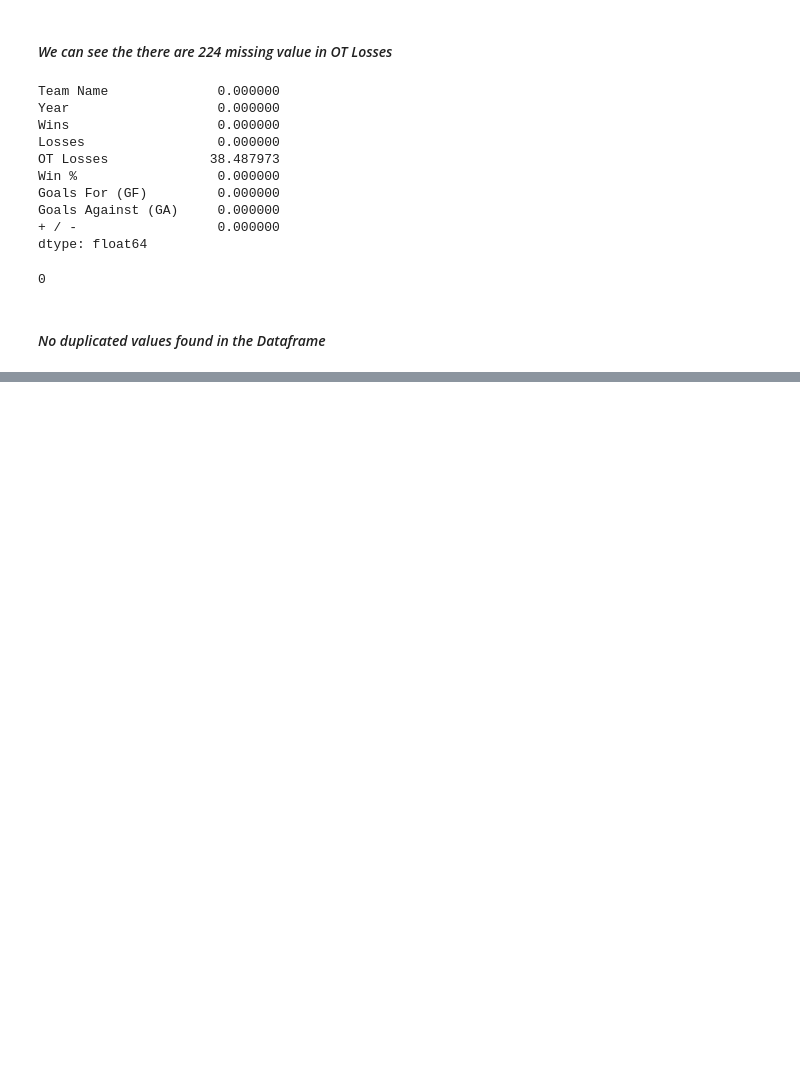
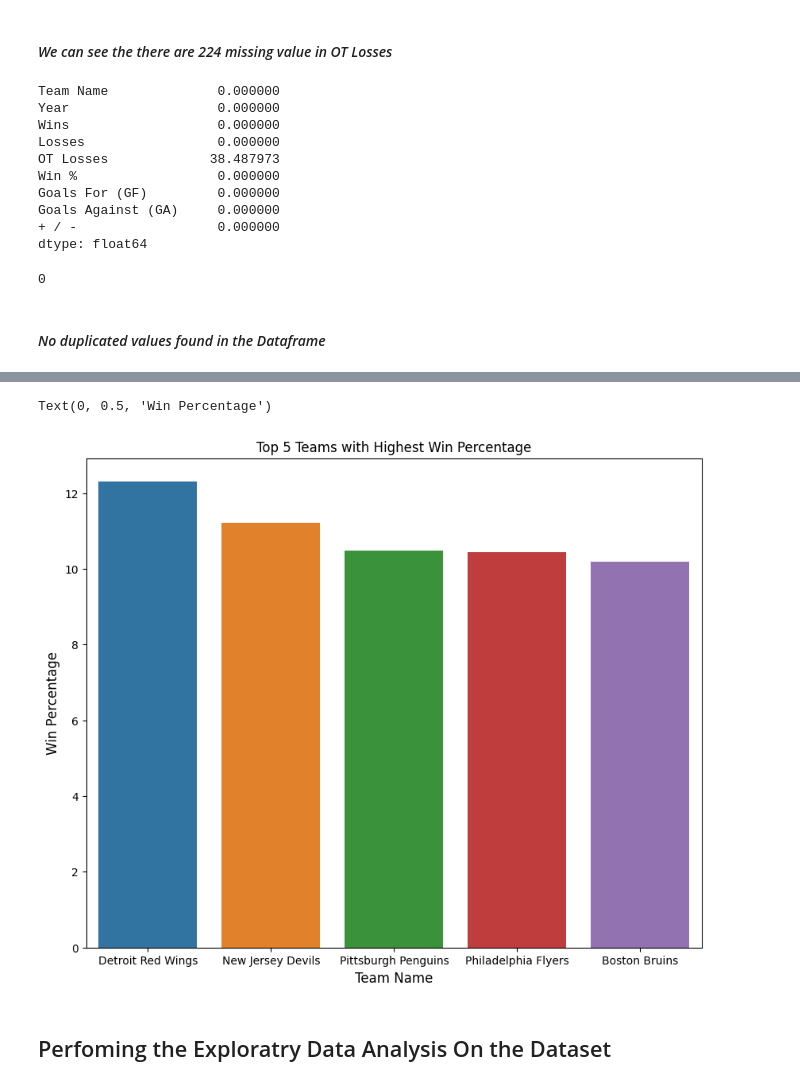
Before and after one commit to neerajprasad209/Etlhive_assignment, a Jupyter notebook: EDA_Scraped_data.ipynb, the cells around one changed output, grey strips where cells are left out. Cells and saved outputs as stored; diff of their text form; code cells hidden in the pictures; blank space fills up the shorter version.

```diff
--- a/EDA_Scraped_data.ipynb
+++ b/EDA_Scraped_data.ipynb
@@ -107,0 +132,2 @@ df.duplicated().sum()
+# %%
+top_5_teams = df.groupby(['Team Name'])['Win %'].sum().sort_values(ascending=False)[0:5].reset_index()
@@ -107,0 +143,11 @@ df.duplicated().sum()
+# %%
+plt.figure(figsize=(10,8))
+sns.barplot(data=top_5_teams, x="Team Name", y='Win %',hue='Team Name')
+plt.title('Top 5 Teams with Highest Win Percentage')
+plt.xlabel("Team Name",fontsize = 12)
+plt.ylabel("Win Percentage",fontsize = 12)
+# %% [output]
+Text(0, 0.5, 'Win Percentage')
+[figure, added]
+# %% [markdown]
+## Perfoming the Exploratry Data Analysis On the Dataset
```
Also changed, not shown: parts of 5 cells of this notebook.
